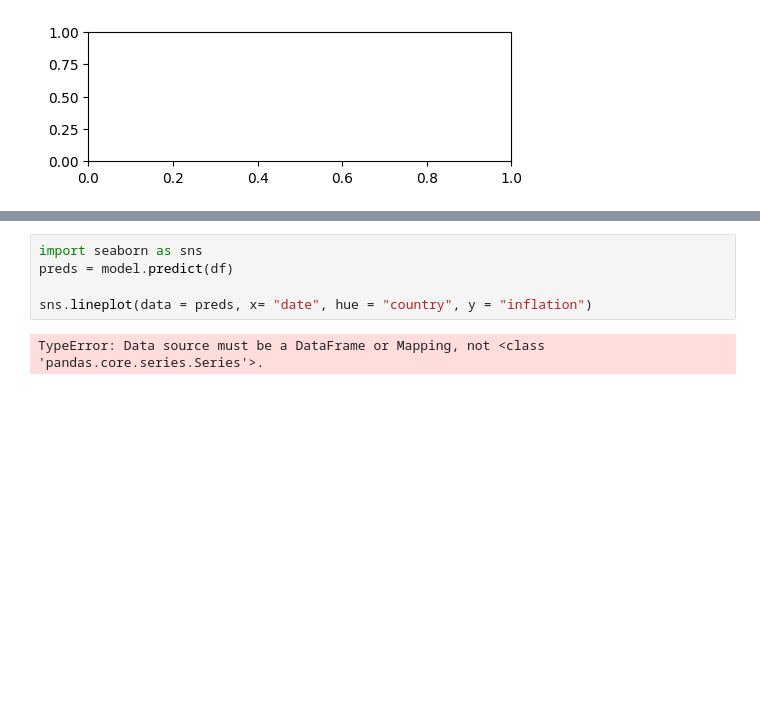
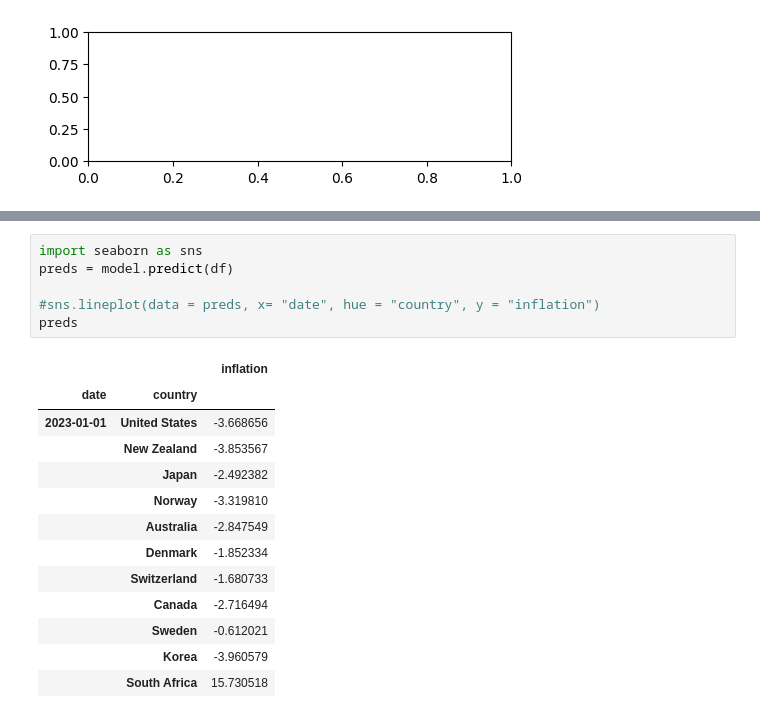
Before and after one commit to mvanaltvorst/seminar, a Jupyter notebook: notebooks/models/random_effects_model.ipynb, the cells around one changed output, grey strips where cells are left out. Cells and saved outputs as stored; diff of their text form; blank space fills up the shorter version.

```diff
--- a/notebooks/models/random_effects_model.ipynb
+++ b/notebooks/models/random_effects_model.ipynb
@@ -114,7 +110,20 @@ arviz - WARNING - Shape validation failed: input_shape: (1, 5000), minimum_shape
 # %%
 import seaborn as sns
 preds = model.predict(df)
 
-sns.lineplot(data = preds, x= "date", hue = "country", y = "inflation")
+#sns.lineplot(data = preds, x= "date", hue = "country", y = "inflation")
+preds
 # %% [output]
-TypeError: Data source must be a DataFrame or Mapping, not <class 'pandas.core.series.Series'>.
+|  |  | inflation |
+| date | country |  |
+| 2023-01-01 | United States | -3.668656 |
+|  | New Zealand | -3.853567 |
+|  | Japan | -2.492382 |
+|  | Norway | -3.319810 |
+|  | Australia | -2.847549 |
+|  | Denmark | -1.852334 |
+|  | Switzerland | -1.680733 |
+|  | Canada | -2.716494 |
+|  | Sweden | -0.612021 |
+|  | Korea | -3.960579 |
+|  | South Africa | 15.730518 |
```
Also changed, not shown: parts of 2 cells of this notebook, 1 other file.
